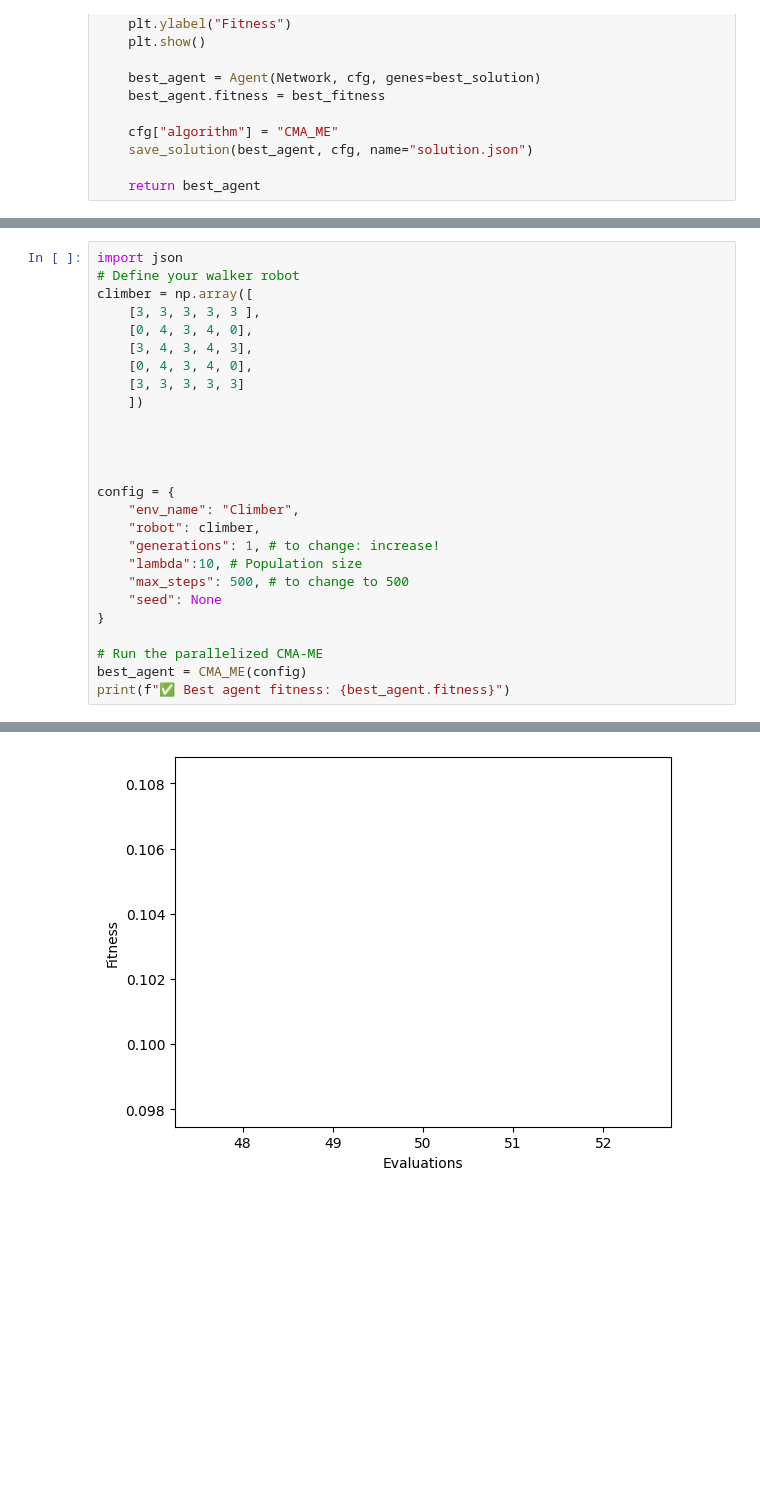
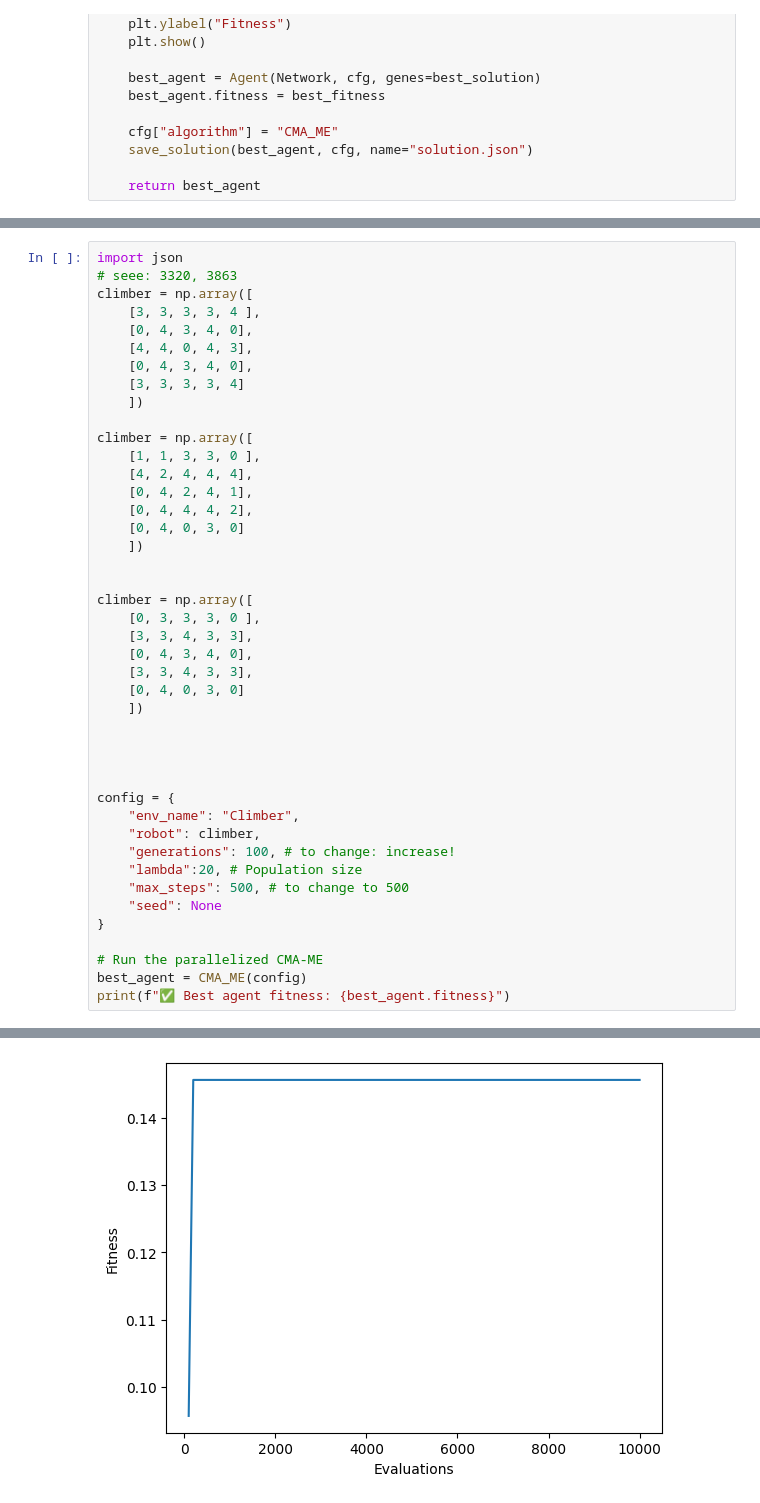
Before and after one commit to MassimoDeBellisVitti/evolution, a Jupyter notebook: project/train.ipynb, the cells around one changed output, grey strips where cells are left out. Drawn from its saved outputs; the diff is of its cells as text; blank space fills up the shorter version.

```diff
--- a/project/train.ipynb
+++ b/project/train.ipynb
@@ -431,12 +440,29 @@ print(f"✅ Best agent fitness: {best_agent.fitness}")
 # %%
 import json
-# Define your walker robot
+# seee: 3320, 3863
 climber = np.array([
-    [3, 3, 3, 3, 3 ],
+    [3, 3, 3, 3, 4 ],
     [0, 4, 3, 4, 0],
-    [3, 4, 3, 4, 3],
+    [4, 4, 0, 4, 3],
     [0, 4, 3, 4, 0],
-    [3, 3, 3, 3, 3]
+    [3, 3, 3, 3, 4]
+    ])
+
+climber = np.array([
+    [1, 1, 3, 3, 0 ],
+    [4, 2, 4, 4, 4],
+    [0, 4, 2, 4, 1],
+    [0, 4, 4, 4, 2],
+    [0, 4, 0, 3, 0]
+    ])
+
+
+climber = np.array([
+    [0, 3, 3, 3, 0 ],
+    [3, 3, 4, 3, 3],
+    [0, 4, 3, 4, 0],
+    [3, 3, 4, 3, 3],
+    [0, 4, 0, 3, 0]
     ])
 
 
@@ -445,8 +471,8 @@ climber = np.array([
 config = {
     "env_name": "Climber",
     "robot": climber,
-    "generations": 1, # to change: increase!
-    "lambda":10, # Population size
+    "generations": 100, # to change: increase!
+    "lambda":20, # Population size
     "max_steps": 500, # to change to 500
     "seed": None
 }
@@ -460 +486 @@ print(f"✅ Best agent fitness: {best_agent.fitness}")
-[figure, old version]
+[figure, new version]
```
Also changed, not shown: parts of 4 cells of this notebook, 6 other files.
